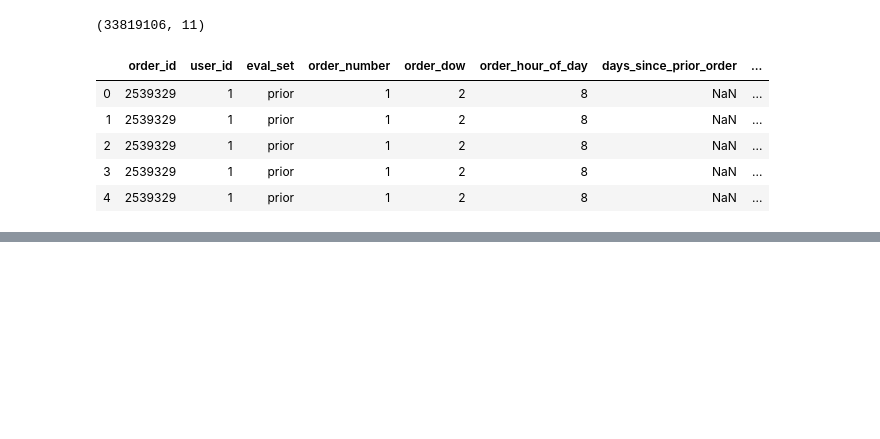
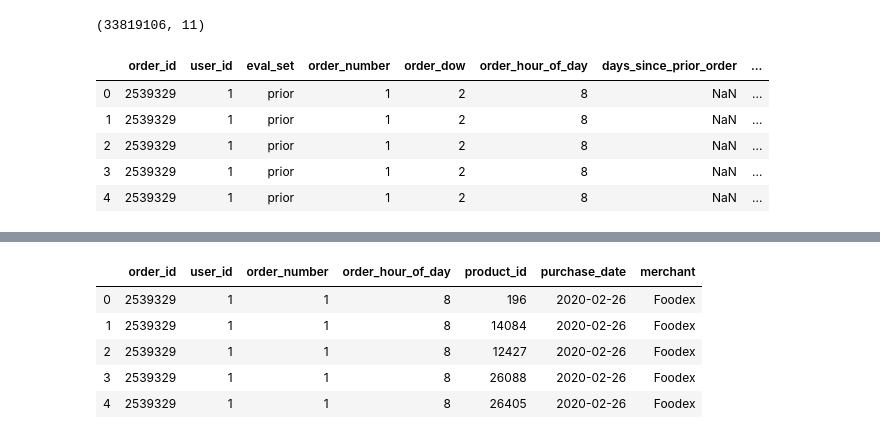
Before and after one commit to hanhanwu/Hanhan_Break_the_Limits, a Jupyter notebook: Bank_Fantasy/Golden_Bridge/data_preprocessing.ipynb, the cells around one changed output, grey strips where cells are left out. Drawn from its saved outputs; the diff is of its cells as text; code cells hidden in the pictures; blank space fills up the shorter version.

```diff
--- a/Bank_Fantasy/Golden_Bridge/data_preprocessing.ipynb
+++ b/Bank_Fantasy/Golden_Bridge/data_preprocessing.ipynb
@@ -198,0 +243,13 @@ order_prod_df.head()
+# %%
+# order_id list
+orderid_lst = order_prod_df['order_id'].unique()
+
+order_merchant_records = []
+for i in range(len(orderid_lst)):
+    orderid = orderid_lst[i]
+    merchant = merchant_lst[int(nums[i])]
+    order_merchant_records.append([orderid, merchant])
+
+order_merchant_df = pd.DataFrame(order_merchant_records)
+order_merchant_df.columns = ['order_id', 'merchant']
+order_merchant_df.head()
@@ -198,0 +263,4 @@ order_prod_df.head()
+# %%
+order_prod_df = order_prod_df.merge(order_merchant_df, on='order_id')
+print(order_prod_df.shape)
+order_prod_df.head()
@@ -198,0 +275,11 @@ order_prod_df.head()
+# %%
+order_prod_df.drop(['eval_set', 'order_dow', 'days_since_prior_order', 'reordered', 'add_to_cart_order'],
+                   inplace=True, axis=1)
+order_prod_df.head()
+# %% [output]
+|  | order_id | user_id | order_number | order_hour_of_day | product_id | purchase_date | merchant |
+| 0 | 2539329 | 1 | 1 | 8 | 196 | 2020-02-26 | Foodex |
+| 1 | 2539329 | 1 | 1 | 8 | 14084 | 2020-02-26 | Foodex |
+| 2 | 2539329 | 1 | 1 | 8 | 12427 | 2020-02-26 | Foodex |
+| 3 | 2539329 | 1 | 1 | 8 | 26088 | 2020-02-26 | Foodex |
+| 4 | 2539329 | 1 | 1 | 8 | 26405 | 2020-02-26 | Foodex |
```
Also changed, not shown: parts of 10 cells of this notebook.
